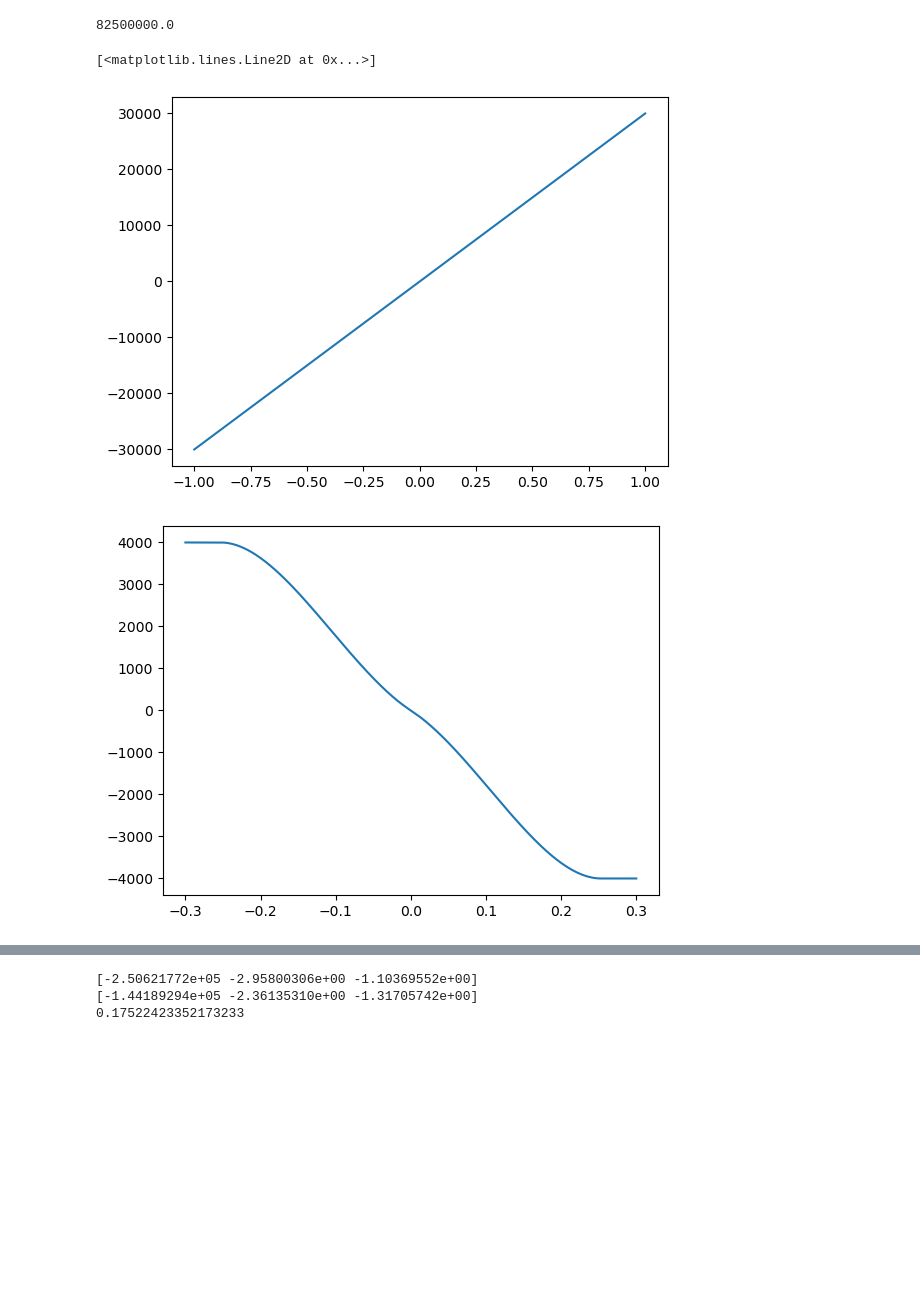
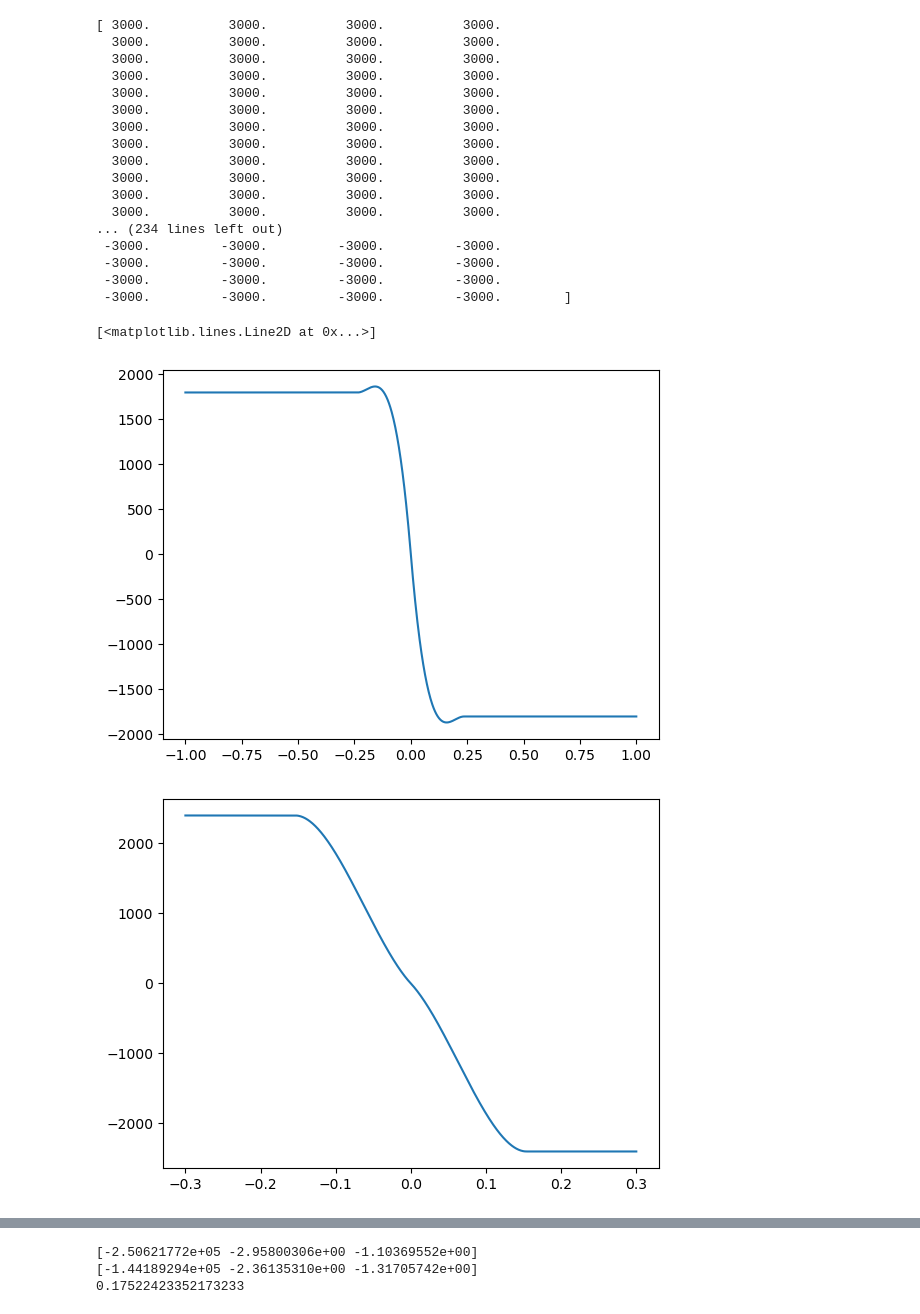
Before and after one commit to BenediktRuhland/SA-Tire-model, a Jupyter notebook: model/fiala_fit.ipynb, the cells around one changed output, grey strips where cells are left out. Drawn from its saved outputs; the diff is of its cells as text; code cells hidden in the pictures; blank space fills up the shorter version.

```diff
--- a/model/fiala_fit.ipynb
+++ b/model/fiala_fit.ipynb
@@ -1,39 +1,55 @@
 # %%
 ####
 #Fiala fit
 ####
 
 import numpy as np
 import matplotlib.pyplot as plt
 
 import fiala as f
 import Pacejka52 as pa52
 import Pacejka52_Sv_Sh_0 as pa52_0
 
-Fz = 5000
+Fz = 3000
 Fz0 = 3114
 IA = 0
 
 i=1000
 Sx = np.linspace(-1,1,i)
 Sy = np.linspace(-0.3,0.3,i)
 
-params_Fx_init = [30000, 1.1, 0.6]
+params_Fx_init = [30000, 0.8, 0.6]
 params_Fy_init = [11600, 0.2, 0.8]
-Fx = f.fiala_long(Sx,Sy,Fz, *params_Fx_init)[0]
-print(f.fiala_long(Sx,Sy,Fz,30000,1.1,1)[1])
+Fx = f.fiala_long(Sx,Fz, *params_Fx_init)
+print(f.fiala_long(Sx,Fz,30000,1.1,1))
 Fy = f.fiala_lat(Sy,Fz, *params_Fy_init)
 
 plt.figure(1)
 plt.plot(Sx,Fx)
 
 plt.figure(2)
 plt.plot(Sy,Fy)
 # %% [output]
-82500000.0
+[ 3000.          3000.          3000.          3000.
+  3000.          3000.          3000.          3000.
+  3000.          3000.          3000.          3000.
+  3000.          3000.          3000.          3000.
+  3000.          3000.          3000.          3000.
+  3000.          3000.          3000.          3000.
+  3000.          3000.          3000.          3000.
+  3000.          3000.          3000.          3000.
+  3000.          3000.          3000.          3000.
+  3000.          3000.          3000.          3000.
+  3000.          3000.          3000.          3000.
+  3000.          3000.          3000.          3000.
+... (234 lines left out)
+ -3000.         -3000.         -3000.         -3000.
+ -3000.         -3000.         -3000.         -3000.
+ -3000.         -3000.         -3000.         -3000.
+ -3000.         -3000.         -3000.         -3000.        ]
 [<matplotlib.lines.Line2D at 0x...>]
-[figure, old version]
+[figure, new version]
-[figure, old version]
+[figure, new version]
 # %%
 #Fitting
 import scipy.optimize as opt
```
Also changed, not shown: parts of 1 cell of this notebook, 3 other files.
